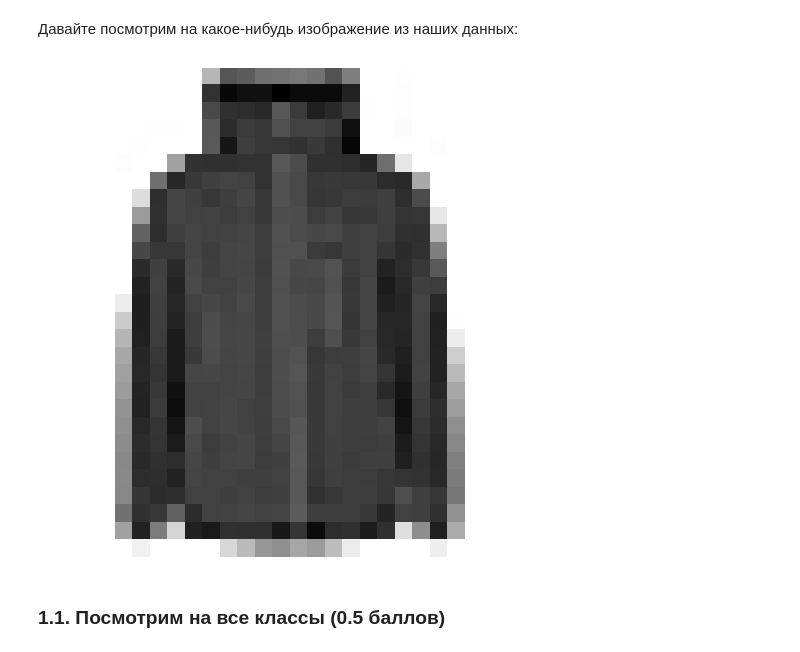
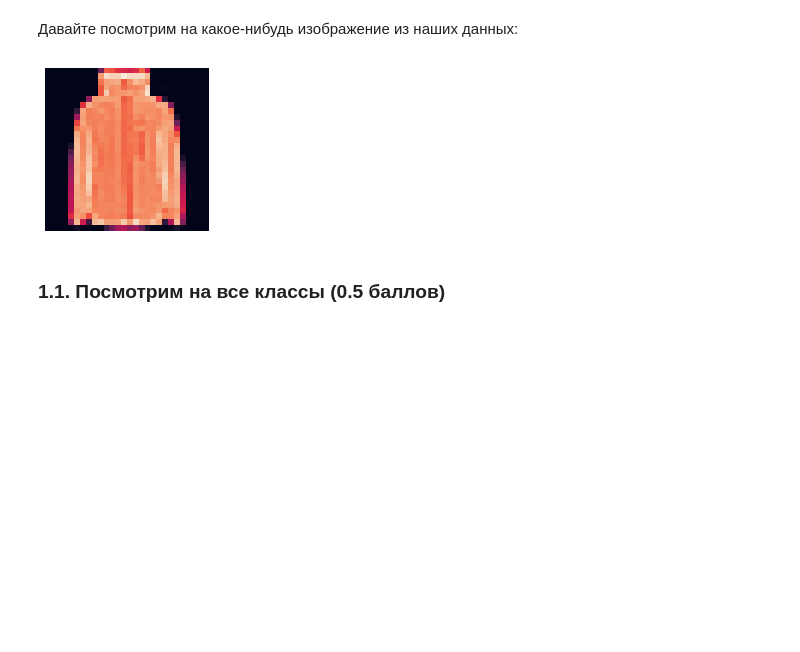
Before and after one commit to Freddsle/BI_ML_2021, a Jupyter notebook: l01_knn/code/KNN.ipynb, the cells around one changed output. Cells and saved outputs as stored; diff of their text form; code cells hidden in the pictures; blank space fills up the shorter version.

```diff
--- a/l01_knn/code/KNN.ipynb
+++ b/l01_knn/code/KNN.ipynb
@@ -44,6 +44,6 @@ np.random.seed(SEED)
 # %%
 X, y = fetch_openml(name="Fashion-MNIST", return_X_y=True, as_frame=False)
 # %%
-idx_to_stay = np.random.choice(np.arange(X.shape[0]), replace=False, size=10000)
+idx_to_stay = np.random.choice(np.arange(X.shape[0]), replace=False, size=1000)
 X = X[idx_to_stay]
 y = y[idx_to_stay]
@@ -52,11 +55,12 @@ y = y[idx_to_stay]
 # %%
 # возьмем случайную картинку и сделаем reshape
 # 28, 28, 1 = H, W, C (число каналов, в данном случае 1)
 image = X[np.random.choice(np.arange(X.shape[0]))].reshape(28, 28, 1)
-plt.imshow(image, cmap = "gray_r")
+plt.figure(figsize = (5, 3))
+plt.imshow(image)
 plt.axis("off");
 # %% [output]
-[figure, old version]
+[figure, new version]
 # %% [markdown]
 ### 1.1. Посмотрим на все классы (0.5 баллов)
 # %% [markdown]
```
Also changed, not shown: parts of 24 cells of this notebook, 1 other file.
